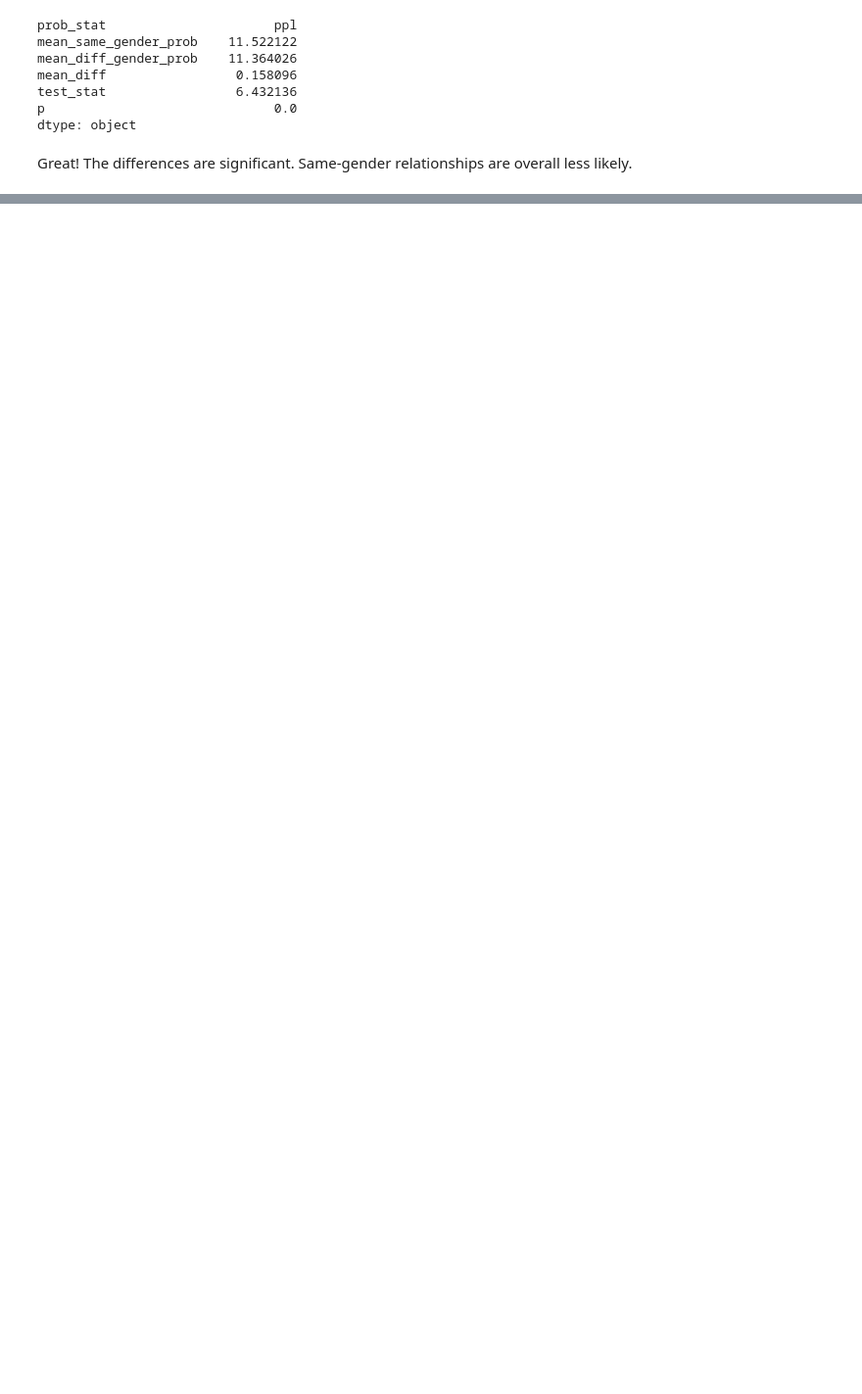
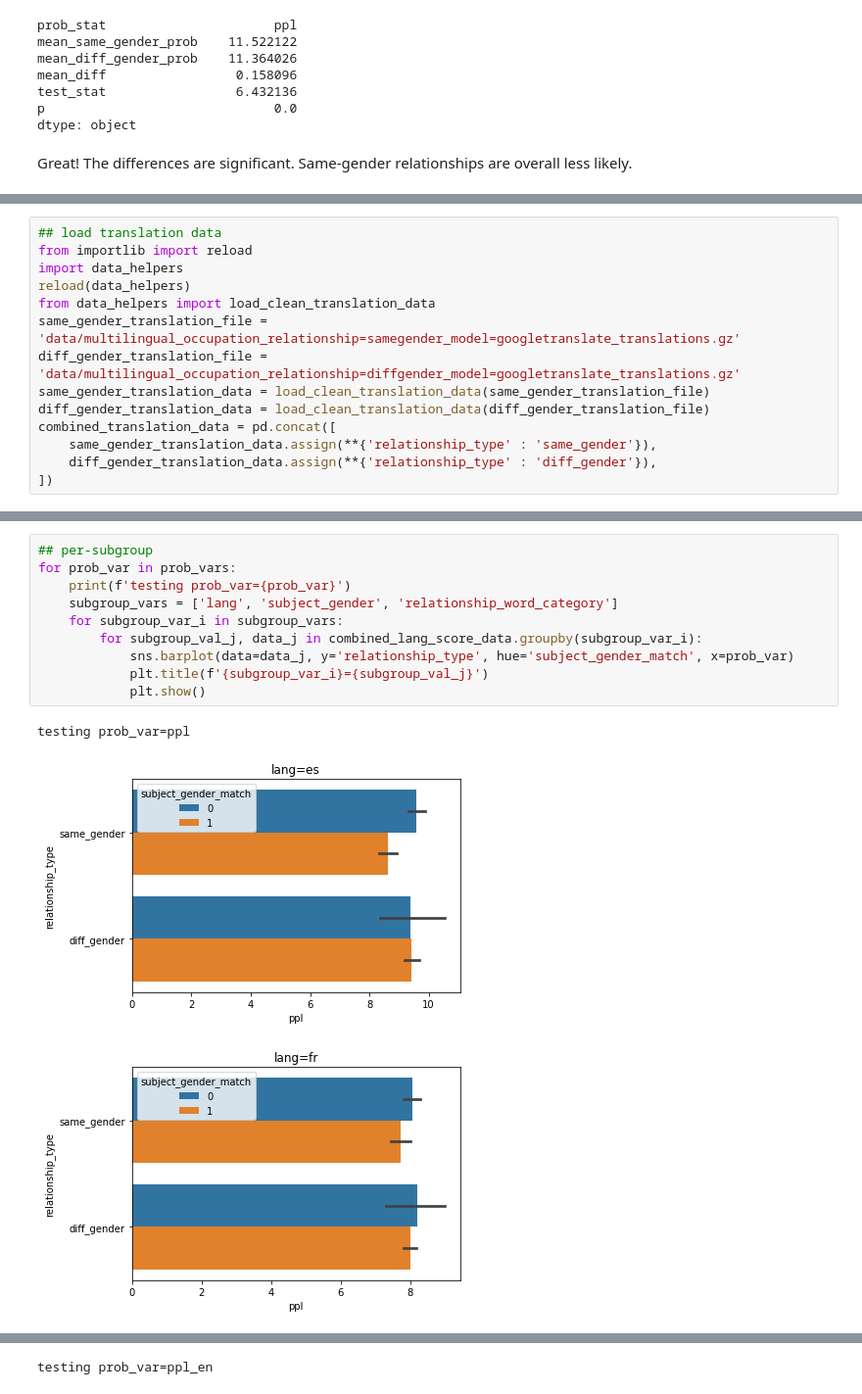
Before and after one commit to ianbstewart/multilingual-same-gender-bias, a Jupyter notebook: query_language_models.ipynb, the cells around one changed output, grey strips where cells are left out. Shown: that part at 98% size. Drawn from its saved outputs; the diff is of its cells as text; blank space fills up the shorter version.

```diff
--- a/query_language_models.ipynb
+++ b/query_language_models.ipynb
@@ -395,0 +410,14 @@ Trends in PPL:
+# %%
+## load translation data
+from importlib import reload
+import data_helpers
+reload(data_helpers)
+from data_helpers import load_clean_translation_data
+same_gender_translation_file = 'data/multilingual_occupation_relationship=samegender_model=googletranslate_translations.gz'
+diff_gender_translation_file = 'data/multilingual_occupation_relationship=diffgender_model=googletranslate_translations.gz'
+same_gender_translation_data = load_clean_translation_data(same_gender_translation_file)
+diff_gender_translation_data = load_clean_translation_data(diff_gender_translation_file)
+combined_translation_data = pd.concat([
+    same_gender_translation_data.assign(**{'relationship_type' : 'same_gender'}),
+    diff_gender_translation_data.assign(**{'relationship_type' : 'diff_gender'}),
+])
@@ -395,0 +516,14 @@ Trends in PPL:
+# %%
+## per-subgroup
+for prob_var in prob_vars:
+    print(f'testing prob_var={prob_var}')
+    subgroup_vars = ['lang', 'subject_gender', 'relationship_word_category']
+    for subgroup_var_i in subgroup_vars:
+        for subgroup_val_j, data_j in combined_lang_score_data.groupby(subgroup_var_i):
+            sns.barplot(data=data_j, y='relationship_type', hue='subject_gender_match', x=prob_var)
+            plt.title(f'{subgroup_var_i}={subgroup_val_j}')
+            plt.show()
+# %% [output]
+testing prob_var=ppl
+[figure, added]
+[figure, added]
@@ -395,0 +536 @@ Trends in PPL:
+testing prob_var=ppl_en
```
Also changed, not shown: parts of 18 cells of this notebook, 2 other files.
